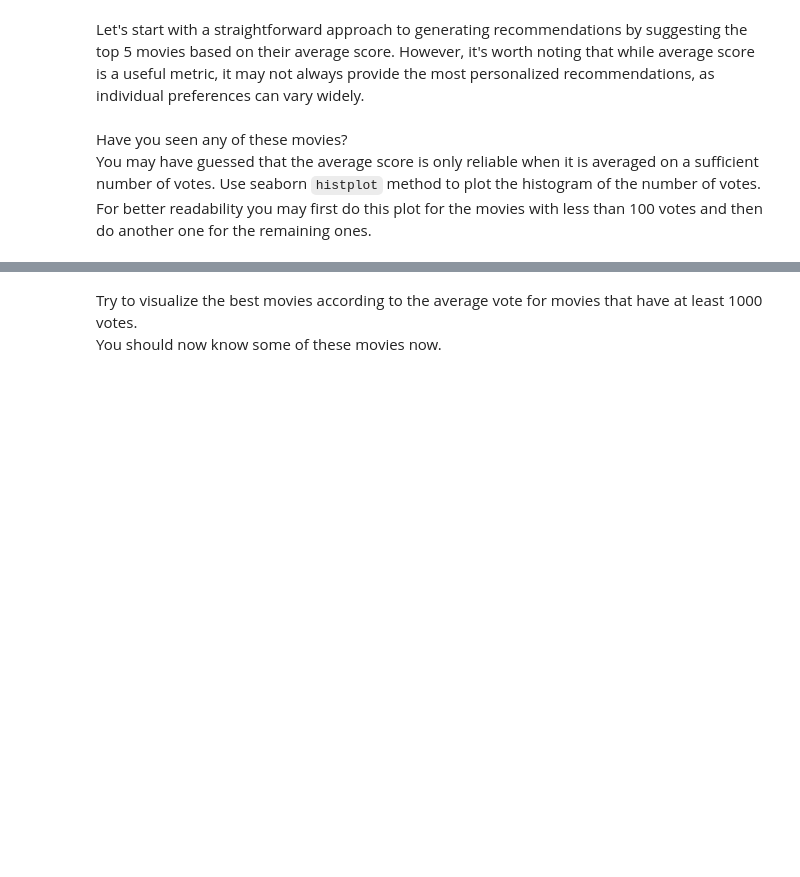
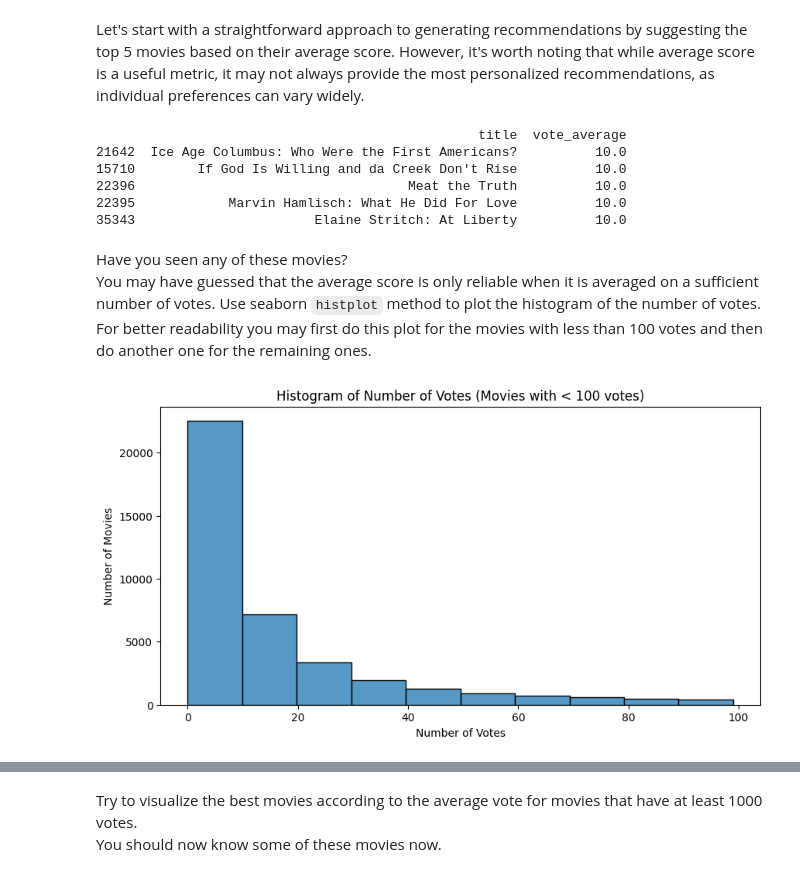
Before and after one commit to skanderrahal11/AIF, a Jupyter notebook: rec_sys/recommender_systems/INSA_Reco.ipynb, the cells around one changed output, grey strips where cells are left out. Cells and saved outputs as stored; diff of their text form; code cells hidden in the pictures; blank space fills up the shorter version.

```diff
--- a/rec_sys/recommender_systems/INSA_Reco.ipynb
+++ b/rec_sys/recommender_systems/INSA_Reco.ipynb
@@ -80,3 +104,13 @@ Let's start with a straightforward approach to generating recommendations by sug
+# %%
+top_5_movies = metadata[['title','vote_average']].sort_values(by='vote_average', ascending=False).head(5)
+print(top_5_movies)
+# %% [output]
+                                                 title  vote_average
+21642  Ice Age Columbus: Who Were the First Americans?          10.0
+15710        If God Is Willing and da Creek Don't Rise          10.0
+22396                                   Meat the Truth          10.0
+22395            Marvin Hamlisch: What He Did For Love          10.0
+35343                       Elaine Stritch: At Liberty          10.0
 # %% [markdown]
 Have you seen any of these movies?
 You may have guessed that the average score is only reliable when it is averaged on a sufficient number of votes.
@@ -86,0 +119,10 @@ For better readability you may first do this plot for the movies with less than
+# %%
+# Plot histogram for movies with less than 100 votes
+plt.figure(figsize=(10, 5))
+sns.histplot(data=metadata[metadata['vote_count'] < 100], x='vote_count', bins=10)
+plt.title('Histogram of Number of Votes (Movies with < 100 votes)')
+plt.xlabel('Number of Votes')
+plt.ylabel('Number of Movies')
+plt.show()
+# %% [output]
+[figure, added]
```
Also changed, not shown: parts of 7 cells of this notebook.
